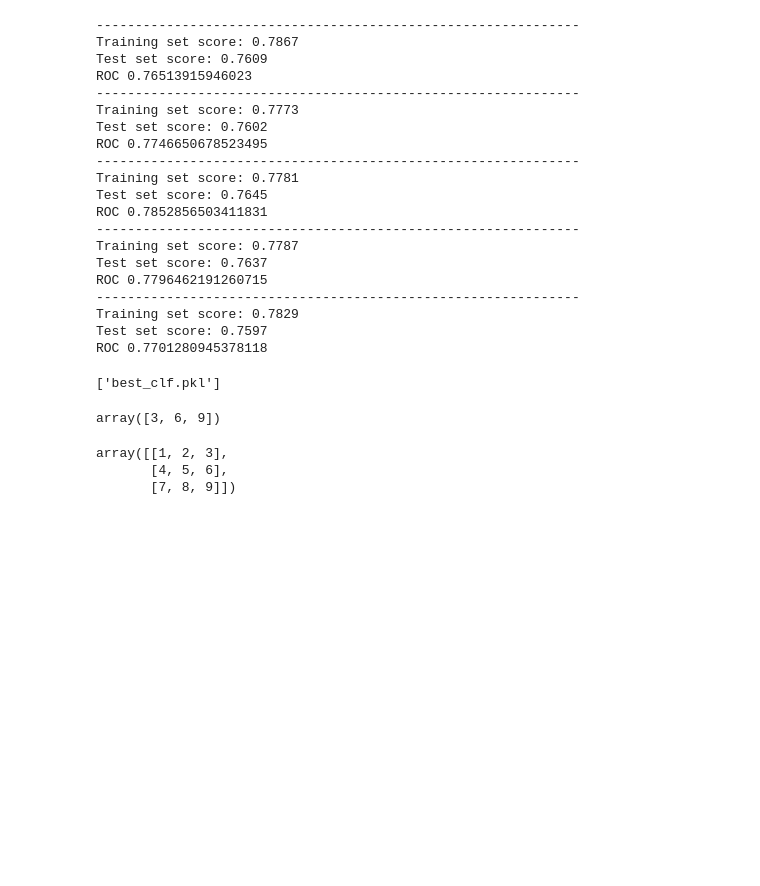
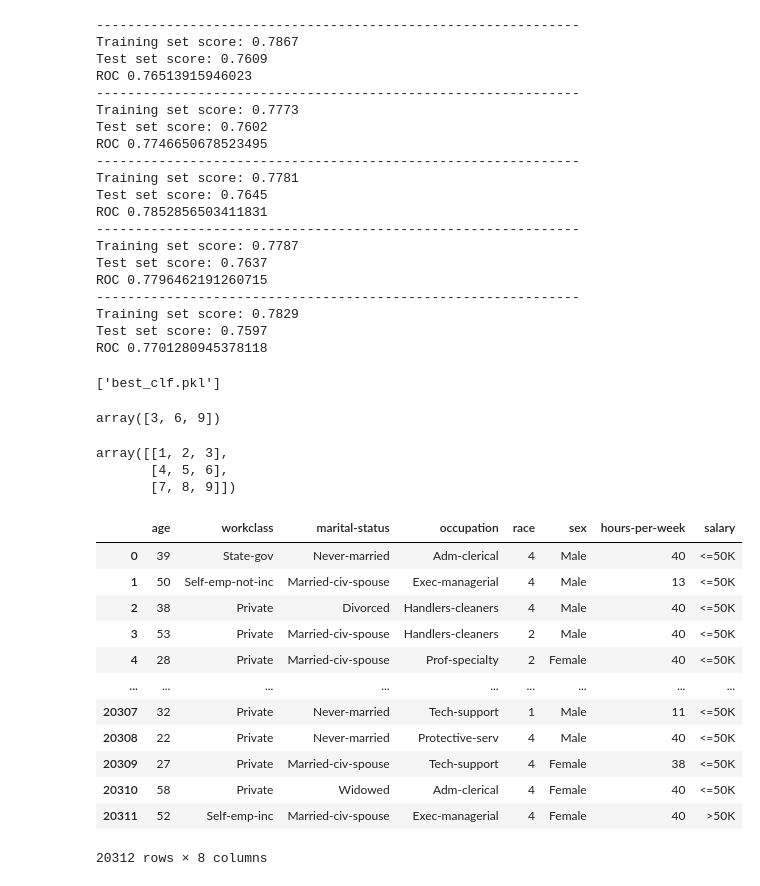
Before and after one commit to AlexSiXiong/Udacity-Machine-Learning-DevOps-Engineer, a Jupyter notebook: DevOps_Proj3_v1/data/EDA.ipynb, the cells around one changed output. Saved outputs shown, nothing was run; the diff lists cells and outputs as text; code cells hidden in the pictures; blank space fills up the shorter version.

```diff
--- a/DevOps_Proj3_v1/data/EDA.ipynb
+++ b/DevOps_Proj3_v1/data/EDA.ipynb
@@ -193,0 +203,16 @@ array([[1, 2, 3],
+# %%
+df
+# %% [output]
+|  | age | workclass | marital-status | occupation | race | sex | hours-per-week | salary |
+| 0 | 39 | State-gov | Never-married | Adm-clerical | 4 | Male | 40 | <=50K |
+| 1 | 50 | Self-emp-not-inc | Married-civ-spouse | Exec-managerial | 4 | Male | 13 | <=50K |
+| 2 | 38 | Private | Divorced | Handlers-cleaners | 4 | Male | 40 | <=50K |
+| 3 | 53 | Private | Married-civ-spouse | Handlers-cleaners | 2 | Male | 40 | <=50K |
+| 4 | 28 | Private | Married-civ-spouse | Prof-specialty | 2 | Female | 40 | <=50K |
+| ... | ... | ... | ... | ... | ... | ... | ... | ... |
+| 20307 | 32 | Private | Never-married | Tech-support | 1 | Male | 11 | <=50K |
+| 20308 | 22 | Private | Never-married | Protective-serv | 4 | Male | 40 | <=50K |
+| 20309 | 27 | Private | Married-civ-spouse | Tech-support | 4 | Female | 38 | <=50K |
+| 20310 | 58 | Private | Widowed | Adm-clerical | 4 | Female | 40 | <=50K |
+| 20311 | 52 | Self-emp-inc | Married-civ-spouse | Exec-managerial | 4 | Female | 40 | >50K |
+20312 rows × 8 columns
```
Also changed, not shown: parts of 7 cells of this notebook, 1 other file.
